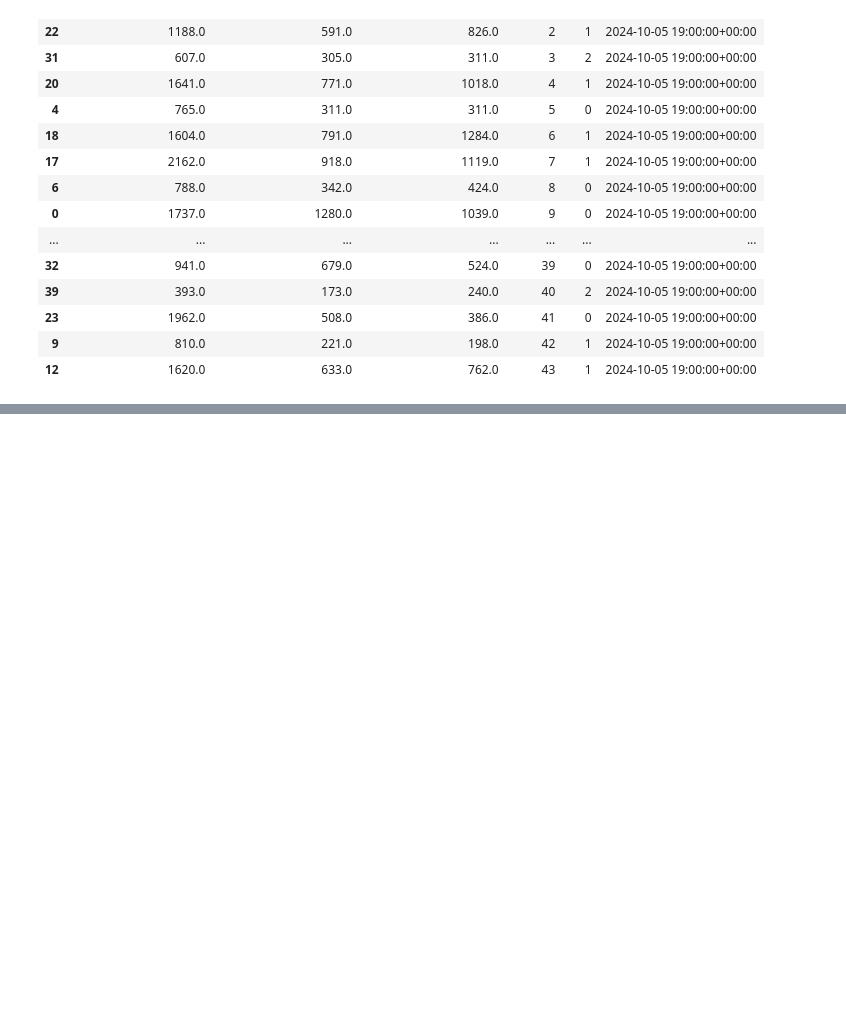
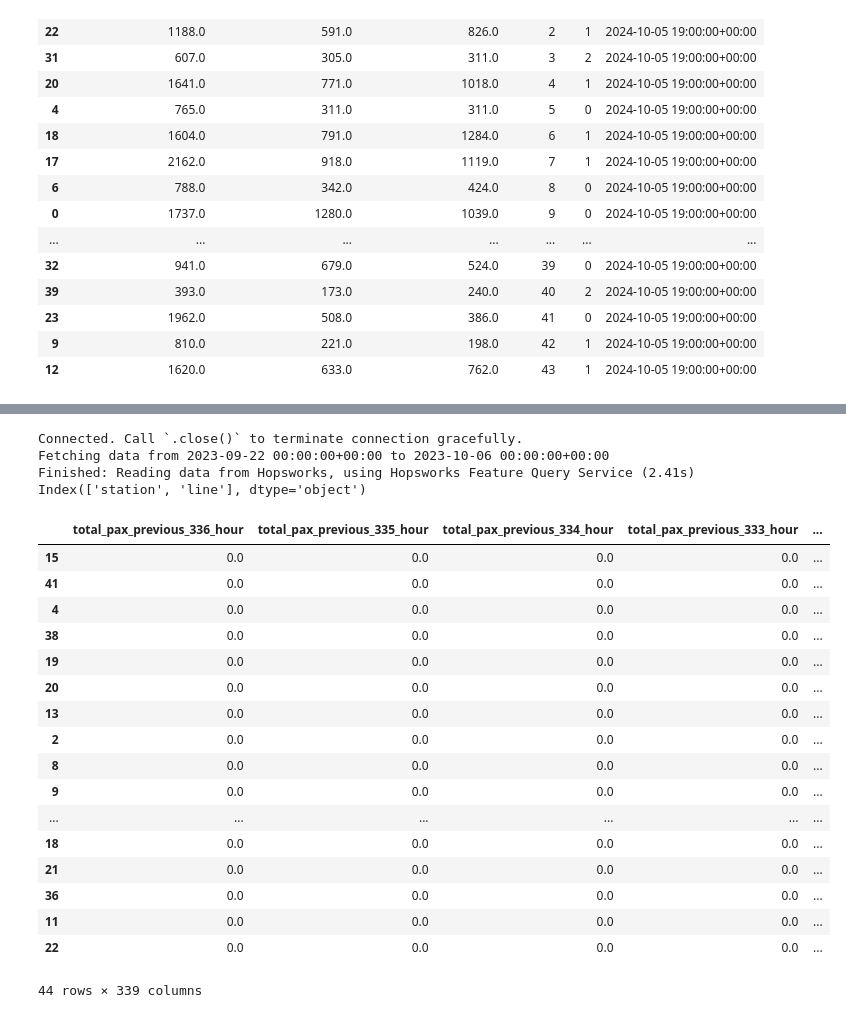
Before and after one commit to simonmontt/Passenger-Flow-Prediction-CABA, a Jupyter notebook: inference_pipeline.ipynb, the cells around one changed output, grey strips where cells are left out. Saved outputs shown, nothing was run; the diff lists cells and outputs as text; code cells hidden in the pictures; blank space fills up the shorter version.

```diff
--- a/inference_pipeline.ipynb
+++ b/inference_pipeline.ipynb
@@ -180,0 +208,27 @@ Finished: Reading data from Hopsworks, using Hopsworks Feature Query Service (0.
+# %%
+current_time = datetime.now().replace(minute=0, second=0, microsecond=0)
+previous_year_time = current_time -  timedelta(days=366) + timedelta(hours=3)
+load_batch_of_features_from_store(previous_year_time)
+# %% [output]
+Connected. Call `.close()` to terminate connection gracefully.
+Fetching data from 2023-09-22 00:00:00+00:00 to 2023-10-06 00:00:00+00:00
+Finished: Reading data from Hopsworks, using Hopsworks Feature Query Service (2.41s)
+Index(['station', 'line'], dtype='object')
+|  | total_pax_previous_336_hour | total_pax_previous_335_hour | total_pax_previous_334_hour | total_pax_previous_333_hour | ... |
+| 15 | 0.0 | 0.0 | 0.0 | 0.0 | ... |
+| 41 | 0.0 | 0.0 | 0.0 | 0.0 | ... |
+| 4 | 0.0 | 0.0 | 0.0 | 0.0 | ... |
+| 38 | 0.0 | 0.0 | 0.0 | 0.0 | ... |
+| 19 | 0.0 | 0.0 | 0.0 | 0.0 | ... |
+| 20 | 0.0 | 0.0 | 0.0 | 0.0 | ... |
+| 13 | 0.0 | 0.0 | 0.0 | 0.0 | ... |
+| 2 | 0.0 | 0.0 | 0.0 | 0.0 | ... |
+| 8 | 0.0 | 0.0 | 0.0 | 0.0 | ... |
+| 9 | 0.0 | 0.0 | 0.0 | 0.0 | ... |
+| ... | ... | ... | ... | ... | ... |
+| 18 | 0.0 | 0.0 | 0.0 | 0.0 | ... |
+| 21 | 0.0 | 0.0 | 0.0 | 0.0 | ... |
+| 36 | 0.0 | 0.0 | 0.0 | 0.0 | ... |
+| 11 | 0.0 | 0.0 | 0.0 | 0.0 | ... |
+| 22 | 0.0 | 0.0 | 0.0 | 0.0 | ... |
+44 rows × 339 columns
```
Also changed, not shown: parts of 1 cell of this notebook, 2 other files.
